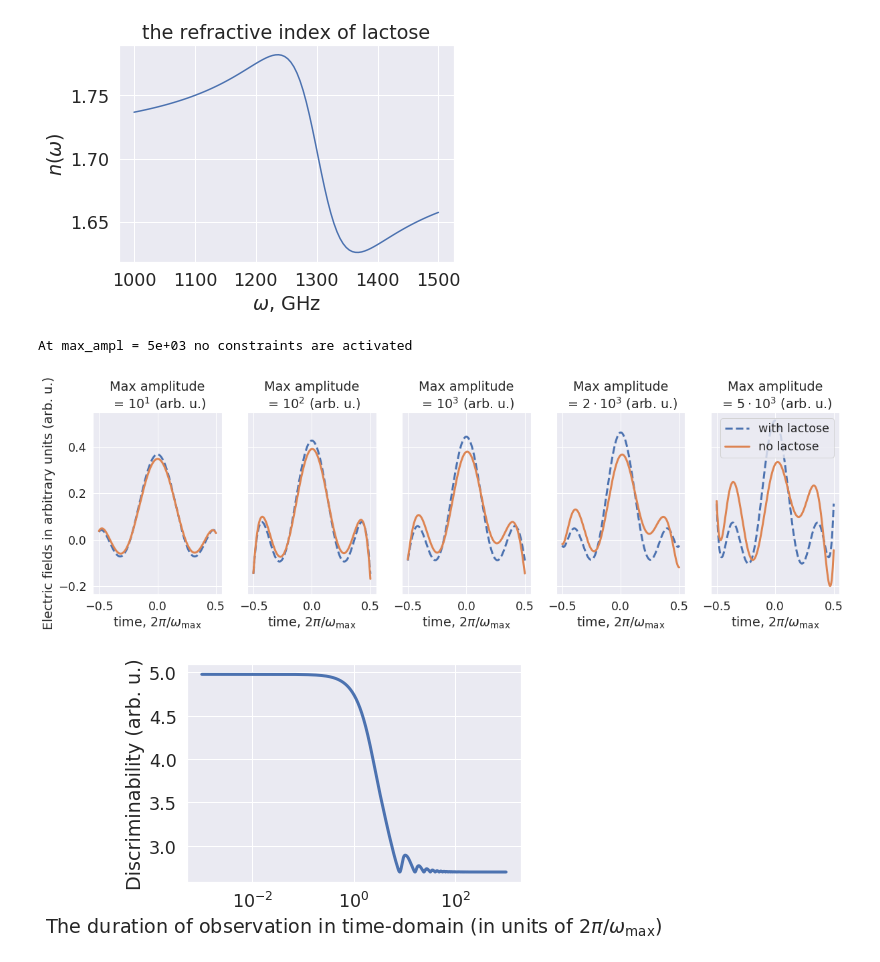
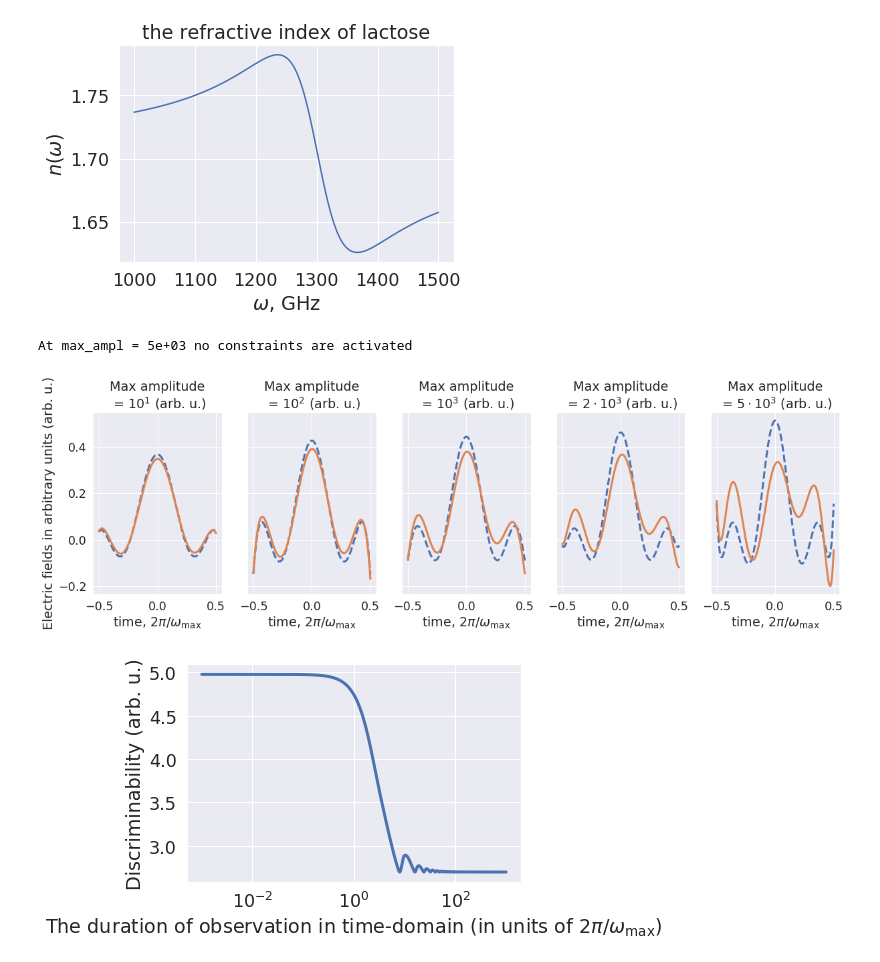
Before and after one commit to dibondar/miscellaneous, a Jupyter notebook: superoscilations.ipynb, the cells around one changed output. Drawn from its saved outputs; the diff is of its cells as text; code cells hidden in the pictures.

```diff
--- a/superoscilations.ipynb
+++ b/superoscilations.ipynb
@@ -237,7 +237,7 @@ class SOSpectroscopy:
 
         plt.xlabel("$\omega$, GHz")
         #plt.ylabel("Real part of the dielectric prematurity, $Re \varepsilon(\omega)$, in arbitrary units")
-        plt.ylabel("Real part of dielectric constant, $Im[\epsilon(\omega)]$")
+        plt.ylabel("Imaginary part of dielectric constant, $Im[\epsilon(\omega)]$")
         plt.legend()
 
         plt.show()
@@ -294,11 +294,11 @@ sos = SOSpectroscopy(
 )
 # %%
 sos.discrimination(max_amplitudes=[1e1, 1e2, 1e3, 0.2e4, 0.5e4])
-plt.legend()
+#plt.legend()
 plt.show()
 # %% [output]
 At max_ampl = 5e+03 no constraints are activated
-[figure, old version]
+[figure, new version]
 # %%
 sos.discriminability_time_interval(sos.short_half_period * np.logspace(-3, 3, 1000))
 plt.show()
```
Also changed, not shown: parts of 1 cell of this notebook, 2 other files.
